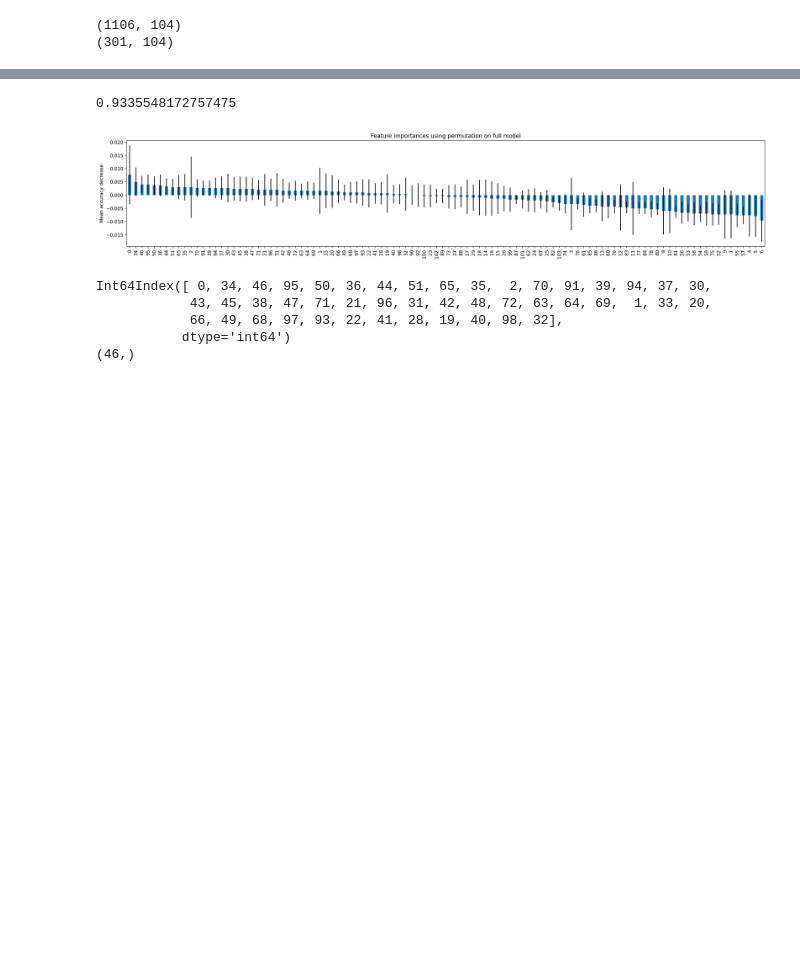
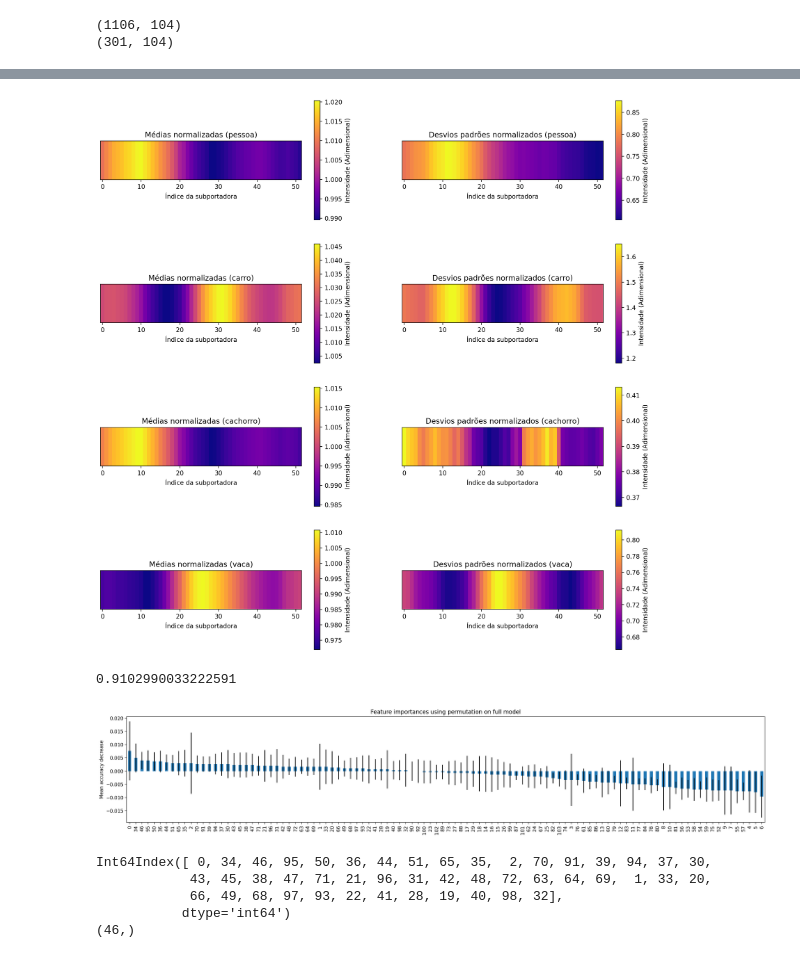
Before and after one commit to paulosestini/tcc-lorawan-end-device, a Jupyter notebook: model/main.ipynb, the cells around one changed output, grey strips where cells are left out. Drawn from its saved outputs; the diff is of its cells as text; code cells hidden in the pictures; blank space fills up the shorter version.

```diff
--- a/model/main.ipynb
+++ b/model/main.ipynb
@@ -78,10 +87,39 @@ plt.imshow(test_matrices[i])
+# %%
+# Print examples
+examples = pd.read_parquet('./data/TRAIN_person3_car2_dog3_cow2_noise3.parquet')
+
+fig, ax = plt.subplots(4, 2, figsize=(16, 16), dpi=200)
+for i, (label, name) in enumerate(label_map_pt.items()):
+    filtered_df = examples[examples.label == label]
+    example = filtered_df.iloc[10, 1:].values.reshape(500, 52).transpose(1, 0)
+    example_carrier_means = example.mean(axis=1) / train_carrier_means.mean()
+    example_carrier_stds = example.std(axis=1) / train_carrier_stds.mean()
+
+    im = ax[i][0].imshow(np.expand_dims(example_carrier_means, axis=0), aspect=10, cmap='plasma')
+    ax[i][0].set_title(f'Médias normalizadas ({name})')
+    ax[i][0].set_xlabel('Índice da subportadora')
+    ax[i][0].set_yticks([])
+    plt.colorbar(im, ax=ax[i][0], label='Intensidade (Adimensional)')
+
+    im = ax[i][1].imshow(np.expand_dims(example_carrier_stds, axis=0), aspect=10, cmap='plasma')
+    ax[i][1].set_title(f'Desvios padrões normalizados ({name})')
+    ax[i][1].set_xlabel('Índice da subportadora')
+    ax[i][1].get_yaxis().set_visible(False)
+    plt.colorbar(im, ax=ax[i][1], label='Intensidade (Adimensional)')
+
+
+plt.show()
+# %% [output]
+[figure, added]
 # %%
-model = KNeighborsClassifier(n_neighbors=5)
+
+
+model = KNeighborsClassifier(n_neighbors=100)
 model.fit(train_features, train['label'])
 preds = model.predict(test_features)
 print(accuracy_score(test['label'], preds))
 # %% [output]
-0.9335548172757475
+0.9102990033222591
 # %%
 result = permutation_importance(model, test_features, test['label'], n_repeats=10, random_state=1)
 importances = pd.DataFrame(data={'mean': result.importances_mean, 'std': result.importances_std})
```
Also changed, not shown: parts of 5 cells of this notebook, 9 other files.
